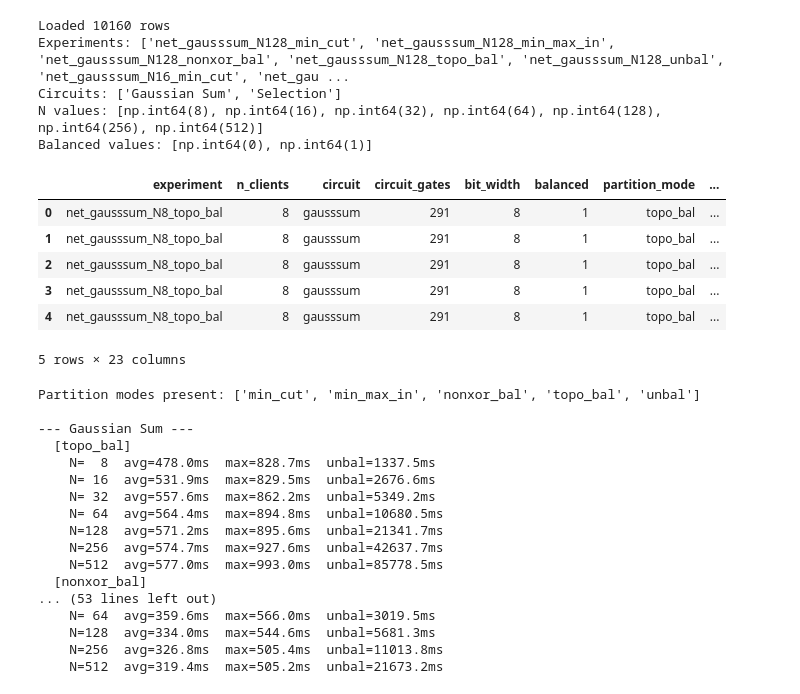
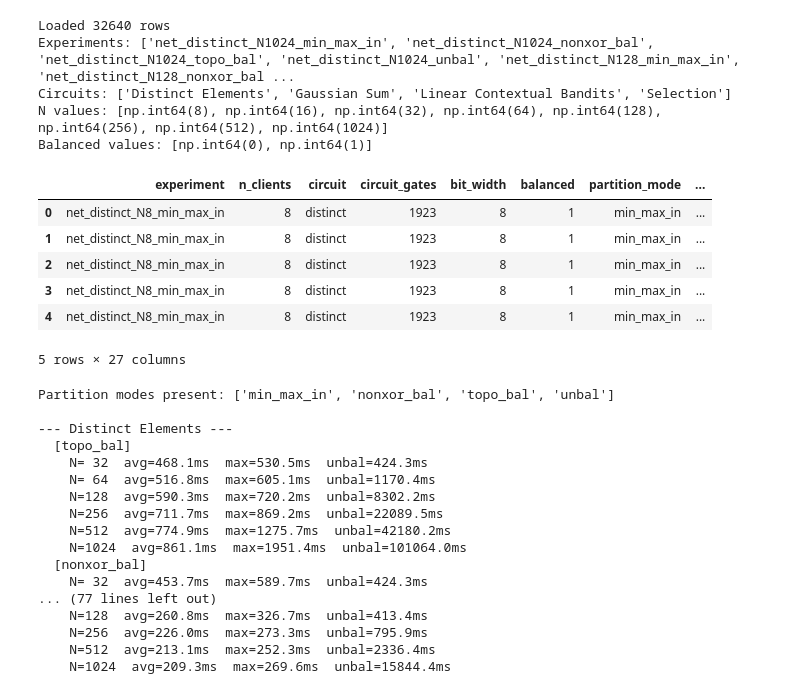
Before and after one commit to stoneboat/shuffle-DP-protocols, a Jupyter notebook: src/are-protocol-network/visualize_network.ipynb, the cells around one changed output. Drawn from its saved outputs; the diff is of its cells as text; code cells hidden in the pictures.

Commit message:
cleanup of code and benchmark

```diff
--- a/src/are-protocol-network/visualize_network.ipynb
+++ b/src/are-protocol-network/visualize_network.ipynb
@@ -1,47 +1,44 @@
 # %%
 import pandas as pd
 import matplotlib.pyplot as plt
 import numpy as np
 
-df = pd.read_csv('benchmark/merged_gausssum_select.csv')
+df = pd.read_csv('benchmark/merged_csv_final.csv')
 
 # Classify circuit type from circuit name
 def classify(name):
     if 'gausssum' in name: return 'Gaussian Sum'
     if 'treesum' in name: return 'Tree Sum'
     if 'seqsum' in name: return 'Sequential Sum'
     if 'bitonic' in name: return 'Bitonic Sort'
     if 'select' in name: return 'Selection'
     if 'treemech' in name: return 'Tree Mechanism'
     if 'distincthist' in name: return 'Distinct Elements (Histogram)'
     if 'distinct' in name: return 'Distinct Elements'
     if 'lcb' in name: return 'Linear Contextual Bandits'
     return 'Other'
 
 df['circuit_type'] = df['circuit'].apply(classify)
 
-# All costs come from actual measured benchmark data in the CSV:
-#   garble_time_us, ot_are_time_us, boundary_time_us  (microseconds)
-#   garbled_table_bytes, ot_are_bytes, boundary_bytes  (bytes)
 print(f'Loaded {len(df)} rows')
 print(f'Experiments: {sorted(df["experiment"].unique())}')
 print(f'Circuits: {sorted(df["circuit_type"].unique())}')
 print(f'N values: {sorted(df["n_clients"].unique())}')
 print(f'Balanced values: {sorted(df["balanced"].unique())}')
 df.head()
 # %% [output]
-Loaded 10160 rows
-Experiments: ['net_gausssum_N128_min_cut', 'net_gausssum_N128_min_max_in', 'net_gausssum_N128_nonxor_bal', 'net_gausssum_N128_topo_bal', 'net_gausssum_N128_unbal', 'net_gausssum_N16_min_cut', 'net_gau ...
-Circuits: ['Gaussian Sum', 'Selection']
-N values: [np.int64(8), np.int64(16), np.int64(32), np.int64(64), np.int64(128), np.int64(256), np.int64(512)]
+Loaded 32640 rows
+Experiments: ['net_distinct_N1024_min_max_in', 'net_distinct_N1024_nonxor_bal', 'net_distinct_N1024_topo_bal', 'net_distinct_N1024_unbal', 'net_distinct_N128_min_max_in', 'net_distinct_N128_nonxor_bal ...
+Circuits: ['Distinct Elements', 'Gaussian Sum', 'Linear Contextual Bandits', 'Selection']
+N values: [np.int64(8), np.int64(16), np.int64(32), np.int64(64), np.int64(128), np.int64(256), np.int64(512), np.int64(1024)]
 Balanced values: [np.int64(0), np.int64(1)]
 |  | experiment | n_clients | circuit | circuit_gates | bit_width | balanced | partition_mode | ... |
-| 0 | net_gausssum_N8_topo_bal | 8 | gausssum | 291 | 8 | 1 | topo_bal | ... |
-| 1 | net_gausssum_N8_topo_bal | 8 | gausssum | 291 | 8 | 1 | topo_bal | ... |
-| 2 | net_gausssum_N8_topo_bal | 8 | gausssum | 291 | 8 | 1 | topo_bal | ... |
-| 3 | net_gausssum_N8_topo_bal | 8 | gausssum | 291 | 8 | 1 | topo_bal | ... |
-| 4 | net_gausssum_N8_topo_bal | 8 | gausssum | 291 | 8 | 1 | topo_bal | ... |
+| 0 | net_distinct_N8_min_max_in | 8 | distinct | 1923 | 8 | 1 | min_max_in | ... |
+| 1 | net_distinct_N8_min_max_in | 8 | distinct | 1923 | 8 | 1 | min_max_in | ... |
+| 2 | net_distinct_N8_min_max_in | 8 | distinct | 1923 | 8 | 1 | min_max_in | ... |
+| 3 | net_distinct_N8_min_max_in | 8 | distinct | 1923 | 8 | 1 | min_max_in | ... |
+| 4 | net_distinct_N8_min_max_in | 8 | distinct | 1923 | 8 | 1 | min_max_in | ... |
-5 rows × 23 columns
+5 rows × 27 columns
 # %%
 # Aggregate per experiment, keyed by partition_mode (unbal / topo_bal / nonxor_bal / min_cut / min_max_in)
 def compute_costs(group):
@@ -88,6 +85,10 @@ bal_runs = bal_runs.join(unbal_base, on=['circuit', 'n_clients'])
 bal_runs['comp_speedup'] = bal_runs['unbal_comp_ms'] / bal_runs['avg_comp_ms']
 bal_runs['comm_speedup'] = bal_runs['unbal_comm_KB'] / bal_runs['avg_comm_KB']
 
+# Plots start at N=N_MIN_PLOT. df keeps every row (used for raw breakdowns); bal_runs is what feeds the line plots, so we drop small-N rows here.
+N_MIN_PLOT = 32
+bal_runs = bal_runs[bal_runs['n_clients'] >= N_MIN_PLOT].copy()
+
 print(f'Partition modes present: {sorted(runs["mode"].unique())}')
 for ct in sorted(bal_runs['circuit_type'].unique()):
     print(f'\n--- {ct} ---')
@@ -100,20 +101,20 @@ for ct in sorted(bal_runs['circuit_type'].unique()):
             print(f"    N={int(row['n_clients']):3d}  avg={row['avg_comp_ms']:.1f}ms  "
                   f"max={row['max_comp_ms']:.1f}ms  unbal={row['unbal_comp_ms']:.1f}ms")
 # %% [output]
-Partition modes present: ['min_cut', 'min_max_in', 'nonxor_bal', 'topo_bal', 'unbal']
+Partition modes present: ['min_max_in', 'nonxor_bal', 'topo_bal', 'unbal']
 
---- Gaussian Sum ---
+--- Distinct Elements ---
   [topo_bal]
-    N=  8  avg=478.0ms  max=828.7ms  unbal=1337.5ms
-    N= 16  avg=531.9ms  max=829.5ms  unbal=2676.6ms
-    N= 32  avg=557.6ms  max=862.2ms  unbal=5349.2ms
-    N= 64  avg=564.4ms  max=894.8ms  unbal=10680.5ms
-    N=128  avg=571.2ms  max=895.6ms  unbal=21341.7ms
-    N=256  avg=574.7ms  max=927.6ms  unbal=42637.7ms
-    N=512  avg=577.0ms  max=993.0ms  unbal=85778.5ms
+    N= 32  avg=468.1ms  max=530.5ms  unbal=424.3ms
+    N= 64  avg=516.8ms  max=605.1ms  unbal=1170.4ms
+    N=128  avg=590.3ms  max=720.2ms  unbal=8302.2ms
+    N=256  avg=711.7ms  max=869.2ms  unbal=22089.5ms
+    N=512  avg=774.9ms  max=1275.7ms  unbal=42180.2ms
+    N=1024  avg=861.1ms  max=1951.4ms  unbal=101064.0ms
   [nonxor_bal]
-... (53 lines left out)
-    N= 64  avg=359.6ms  max=566.0ms  unbal=3019.5ms
-    N=128  avg=334.0ms  max=544.6ms  unbal=5681.3ms
-    N=256  avg=326.8ms  max=505.4ms  unbal=11013.8ms
-    N=512  avg=319.4ms  max=505.2ms  unbal=21673.2ms
+    N= 32  avg=453.7ms  max=589.7ms  unbal=424.3ms
+... (77 lines left out)
+    N=128  avg=260.8ms  max=326.7ms  unbal=413.4ms
+    N=256  avg=226.0ms  max=273.3ms  unbal=795.9ms
+    N=512  avg=213.1ms  max=252.3ms  unbal=2336.4ms
+    N=1024  avg=209.3ms  max=269.6ms  unbal=15844.4ms
```
Also changed, not shown: parts of 7 cells of this notebook, 6 other files.
